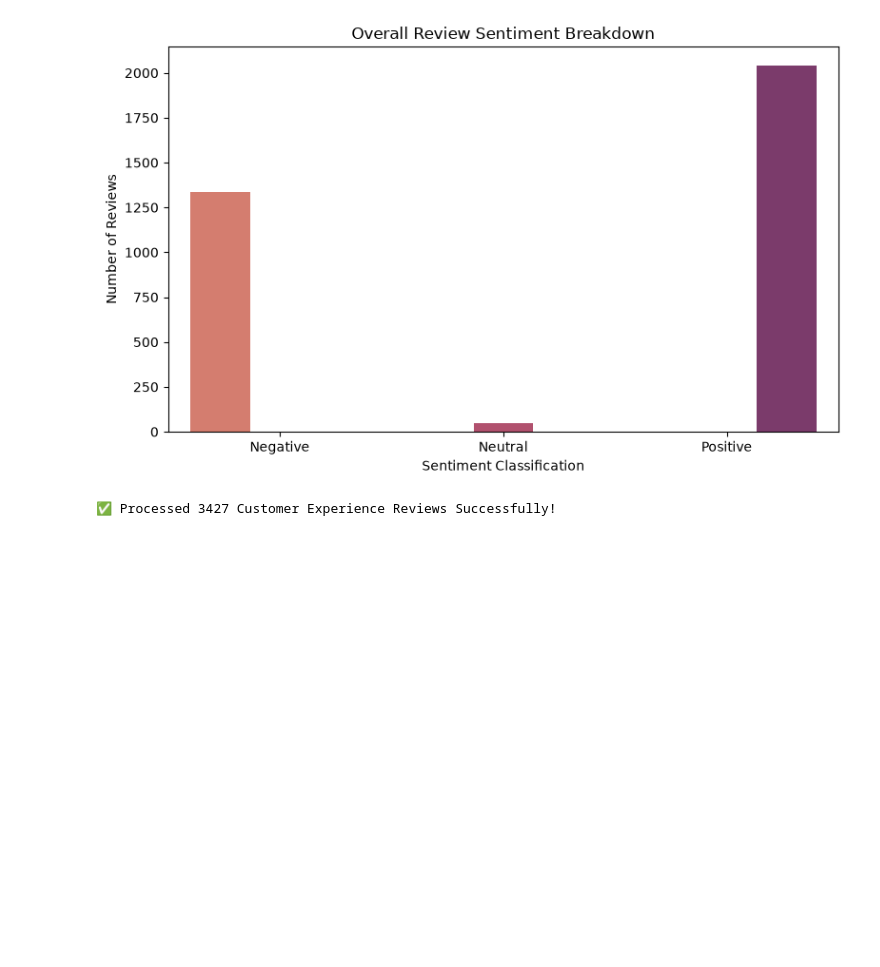
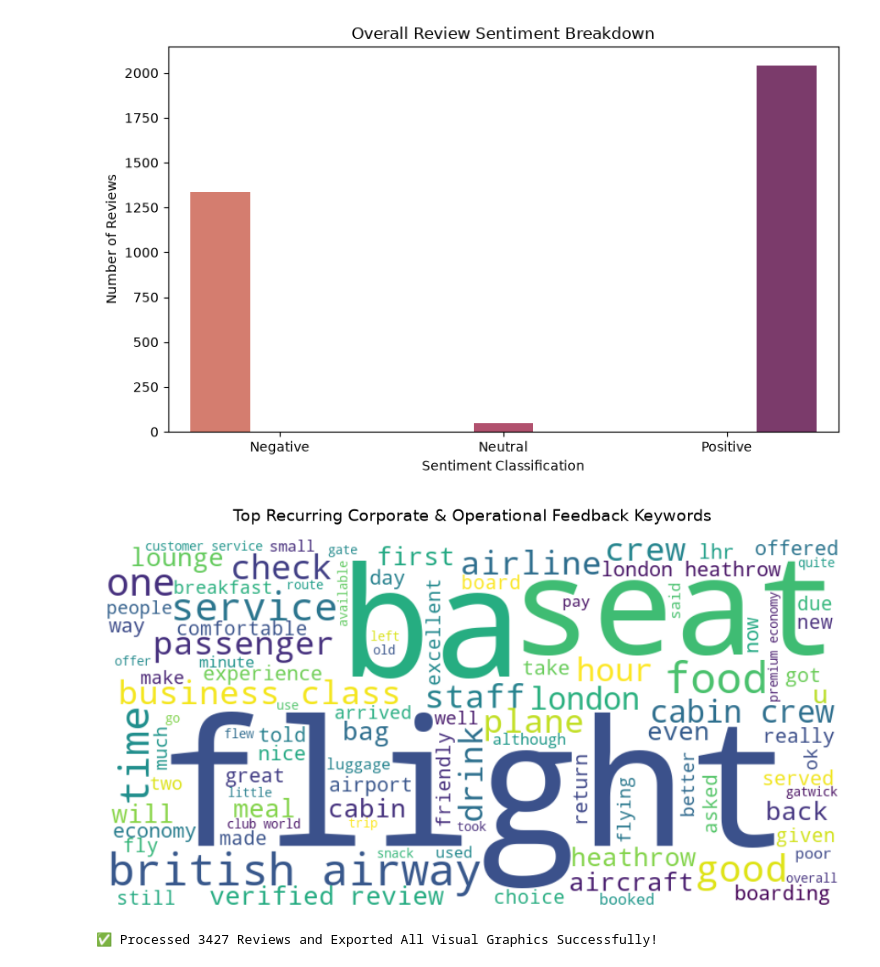
Before and after one commit to Dasari-Pallavi/british-airways-data-science, a Jupyter notebook: notebooks/03_review_analysis.ipynb, the cells around one changed output. Saved outputs shown, nothing was run; the diff lists cells and outputs as text; code cells hidden in the pictures; blank space fills up the shorter version.

Commit message:
feat: complete all analytical modeling tasks and save visualizations

```diff
--- a/notebooks/03_review_analysis.ipynb
+++ b/notebooks/03_review_analysis.ipynb
@@ -7,6 +7,7 @@ import matplotlib.pyplot as plt
 import seaborn as sns
 import nltk
 from nltk.sentiment import SentimentIntensityAnalyzer
+from wordcloud import WordCloud
 import os
 
 # Download required lexicon reference dictionary architectures silently
@@ -14,45 +15,75 @@ nltk.download('vader_lexicon', quiet=True)
 os.makedirs('../images', exist_ok=True)
 
 # ==========================================
+# ==========================================
 # STEP 2: LOAD AND FORMAT THE DOWNLOADED TEXT REVIEWS
 # ==========================================
 # Point precisely to your extracted Kaggle file path
 df_reviews = pd.read_csv('../data/reviews_data1.csv')
 
 # Dynamically locate text data columns within the layout structure
-review_col = [col for col in df_reviews.columns if 'review' in col.lower() or 'text' in col.lower()][0]
-df_reviews['clean_text'] = df_reviews[review_col].astype(str).str.lower()
+review_col_list = [col for col in df_reviews.columns if 'review' in col.lower() or 'text' in col.lower()]
+
+# Extract the first column name from the list string safely
+target_column = review_col_list[0]
+
+# Now apply string transformation safely on a single Series column
+df_reviews['clean_text'] = df_reviews[target_column].astype(str).str.lower()
+
 
 # ==========================================
 # STEP 3: EXECUTE SENTIMENT VALENCE SCORING
 # ==========================================
 # Initialize the lexicon engine analyzer and compute compound scoring indicators
 sia = SentimentIntensityAnalyzer()
 df_reviews['sentiment_score'] = df_reviews['clean_text'].apply(lambda x: sia.polarity_scores(x)['compound'])
 
 # Segment scores across fixed metric ranges to assign clean descriptive categories
 df_reviews['sentiment_label'] = pd.cut(
     df_reviews['sentiment_score'],
     bins=[-1.0, -0.05, 0.05, 1.0],
     labels=['Negative', 'Neutral', 'Positive']
 )
 
 # ==========================================
-# STEP 4: VISUALIZE AND EXPORT EMOTIONAL FEEDBACK PROFILES
+# STEP 4: VISUALIZE AND EXPORT EMOTIONAL FEEDBACK & WORDCLOUD PROFILES
 # ==========================================
+# 4A. Generate the Sentiment Count Plot
 plt.figure(figsize=(8, 5))
-# Enforcing explicit hue properties to prevent styling warnings
 sns.countplot(data=df_reviews, x='sentiment_label', hue='sentiment_label', palette="flare", legend=False)
 plt.title("Overall Review Sentiment Breakdown")
 plt.xlabel("Sentiment Classification")
 plt.ylabel("Number of Reviews")
 plt.tight_layout()
-
-# Export output plot directly to the graphics storage repository pathways
 plt.savefig('../images/review_sentiment_distribution.png')
 plt.show()
 
-print(f"✅ Processed {len(df_reviews)} Customer Experience Reviews Successfully!")
+# 4B. Generate and Save the WordCloud Chart Visualization
+# Consolidate all the raw text feedback records into one massive text block string
+massive_text_corpus = " ".join(df_reviews['clean_text'].dropna())
+
+# Configure the WordCloud visual properties and dimensions
+wordcloud_chart = WordCloud(
+    width=800,
+    height=400,
+    background_color='white',
+    colormap='viridis',
+    max_words=100
+).generate(massive_text_corpus)
+
+# Plot and display the resulting keyword importance map
+plt.figure(figsize=(10, 5))
+plt.imshow(wordcloud_chart, interpolation='bilinear')
+plt.axis('off')  # Turn off axis borders for a clean presentation look
+plt.title("Top Recurring Corporate & Operational Feedback Keywords", fontsize=14, pad=15)
+plt.tight_layout()
+
+# Save the final chart image asset out to your live project workspace folder paths
+plt.savefig('../images/customer_review_wordcloud.png')
+plt.show()
+
+print(f"✅ Processed {len(df_reviews)} Reviews and Exported All Visual Graphics Successfully!")
 # %% [output]
 [figure]
+[figure, added]
-✅ Processed 3427 Customer Experience Reviews Successfully!
+✅ Processed 3427 Reviews and Exported All Visual Graphics Successfully!
```
Also changed, not shown: parts of 2 cells of this notebook, 4 other files.
